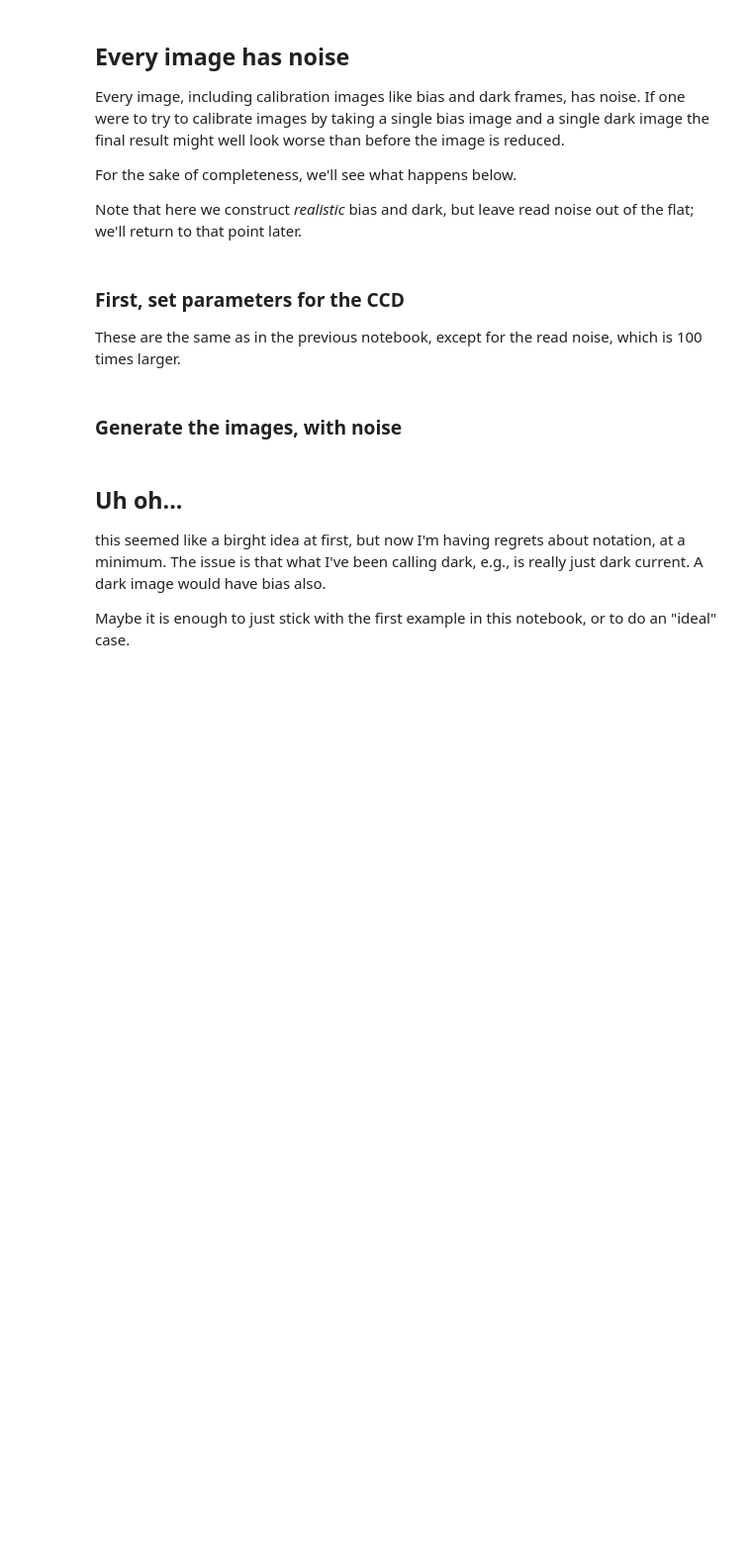
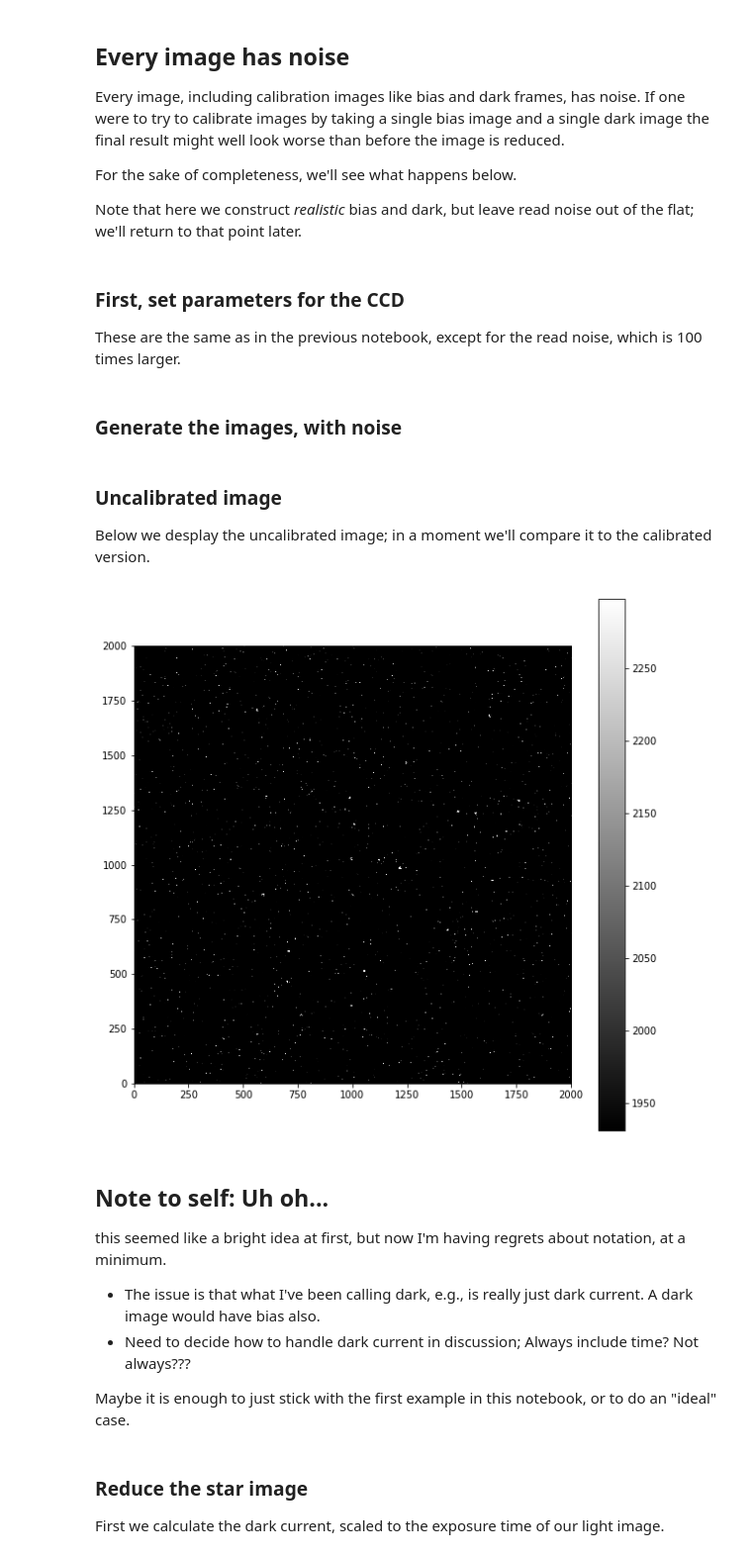
Before and after one commit to astropy/ccd-reduction-and-photometry-guide, a Jupyter notebook: notebooks/01.05-Calibration-overview.ipynb, the cells around one changed output. Shown: that part at 99% size. Saved outputs shown, nothing was run; the diff lists cells and outputs as text; code cells hidden in the pictures; blank space fills up the shorter version.

Commit message:
Complete first draft of reduction overview

```diff
--- a/notebooks/01.05-Calibration-overview.ipynb
+++ b/notebooks/01.05-Calibration-overview.ipynb
@@ -69,11 +80,12 @@ Note that here we construct *realistic* bias and dark, but leave read noise out
 These are the same as in the previous notebook, except for the read noise, which is 100 times larger.
 # %%
 gain = 1.0
-exposure = 30.0
+star_exposure = 30.0
+dark_exposure = 60.0
 dark = 0.1
 sky_counts = 20
 bias_level = 1100
-read_noise_electrons = 500
+read_noise_electrons = 700
 max_star_counts = 2000
 # %% [markdown]
 ### Generate the images, with noise
@@ -85,8 +99,29 @@ dark_with_noise = (imsim.dark_current(image, dark, exposure, gain=gain, hot_pixe
 
 flat = imsim.sensitivity_variations(image)
+# %%
+realistic_stars = (imsim.stars(image, 50, max_counts=max_star_counts) +
+                   imsim.dark_current(image, dark, star_exposure, gain=gain, hot_pixels=True) +
+                   imsim.bias(image, bias_level, realistic=True) +
+                   imsim.read_noise(image, read_noise_electrons, gain=gain)
+                  )
+# %% [markdown]
+### Uncalibrated image
+
+Below we desplay the uncalibrated image; in a moment we'll compare it to the calibrated version.
+# %%
+show_image(realistic_stars, cmap='gray', percu=99.9)
+# %% [output]
+[figure, added]
 # %% [markdown]
-## Uh oh...
+## Note to self: Uh oh...
 
-this seemed like a birght idea at first, but now I'm having regrets about notation, at a minimum. The issue is that what I've been calling dark, e.g., is really just dark current. A dark image would have bias also.
+this seemed like a bright idea at first, but now I'm having regrets about notation, at a minimum.
+
++ The issue is that what I've been calling dark, e.g., is really just dark current. A dark image would have bias also.
++ Need to decide how to handle dark current in discussion; Always include time? Not always???
 
 Maybe it is enough to just stick with the first example in this notebook, or to do an "ideal" case.
+# %% [markdown]
+### Reduce the star image
+
+First we calculate the dark current, scaled to the exposure time of our light image.
```
Also changed, not shown: parts of 11 cells of this notebook.
